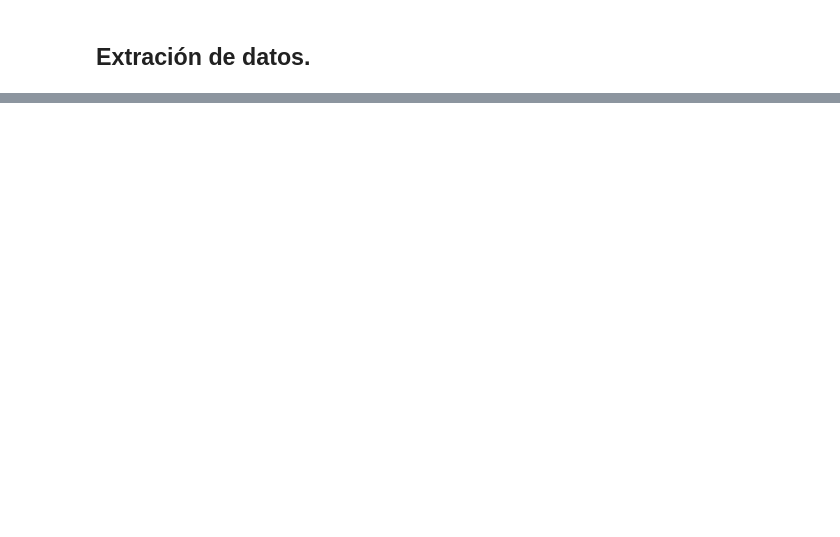
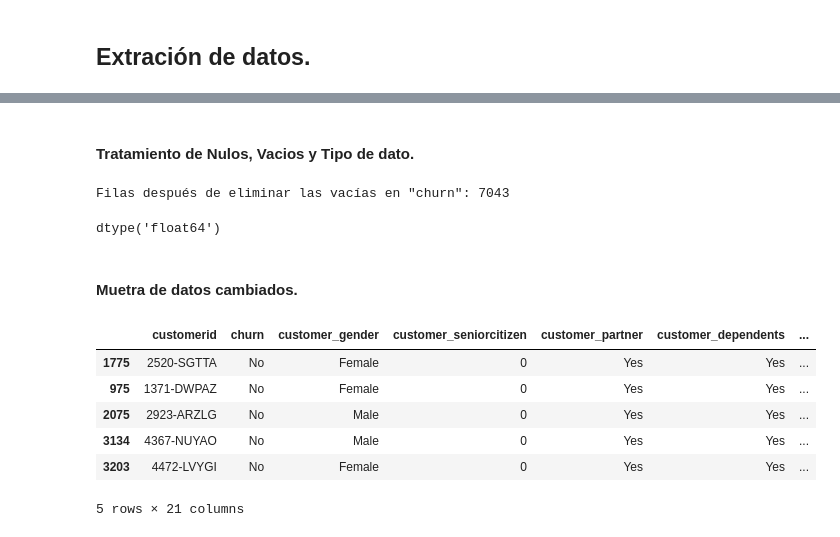
Before and after one commit to BjorkMagno/Portafolio, a Jupyter notebook: data-science/desafios/TelecomX/ChallengeTelecomX.ipynb, the cells around one changed output, grey strips where cells are left out. Drawn from its saved outputs; the diff is of its cells as text; code cells hidden in the pictures; blank space fills up the shorter version.

```diff
--- a/data-science/desafios/TelecomX/ChallengeTelecomX.ipynb
+++ b/data-science/desafios/TelecomX/ChallengeTelecomX.ipynb
@@ -45,0 +157,37 @@ datos.head()
+# %%
+# Eliminar filas con '' de las columnas.
+def datosVacios (data, columna):
+  data = data[data[columna] != '']
+  print(f'Filas después de eliminar las vacías en "{columna}": {len(data)}')
+  return data
+# %%
+#
+def datosNumericos (data, columna):
+  data[columna] = pd.to_numeric(data[columna], errors='coerce')
+  return data
+# %% [markdown]
+#### Tratamiento de Nulos, Vacios y Tipo de dato.
+# %%
+# Eliminado las filas '' de Churn.
+datos = datosVacios(datos,'churn')
+# %% [output]
+Filas después de eliminar las vacías en "churn": 7043
+# %%
+# Cambiando columna 'account.Charges.Total'
+datos = datosNumericos(datos, 'account_charges_total')
+datos.account_charges_total.dtype
+# %% [output]
+dtype('float64')
+# %% [markdown]
+#### Muetra de datos cambiados.
+# %%
+# Ver los datos nulos de 'account.Charges.Total' aleatorio
+datos[datos['account_charges_total'].isnull()].sample(5)
+# %% [output]
+|  | customerid | churn | customer_gender | customer_seniorcitizen | customer_partner | customer_dependents | ... |
+| 1775 | 2520-SGTTA | No | Female | 0 | Yes | Yes | ... |
+| 975 | 1371-DWPAZ | No | Female | 0 | Yes | Yes | ... |
+| 2075 | 2923-ARZLG | No | Male | 0 | Yes | Yes | ... |
+| 3134 | 4367-NUYAO | No | Male | 0 | Yes | Yes | ... |
+| 3203 | 4472-LVYGI | No | Female | 0 | Yes | Yes | ... |
+5 rows × 21 columns
```
Also changed, not shown: parts of 69 cells of this notebook.
